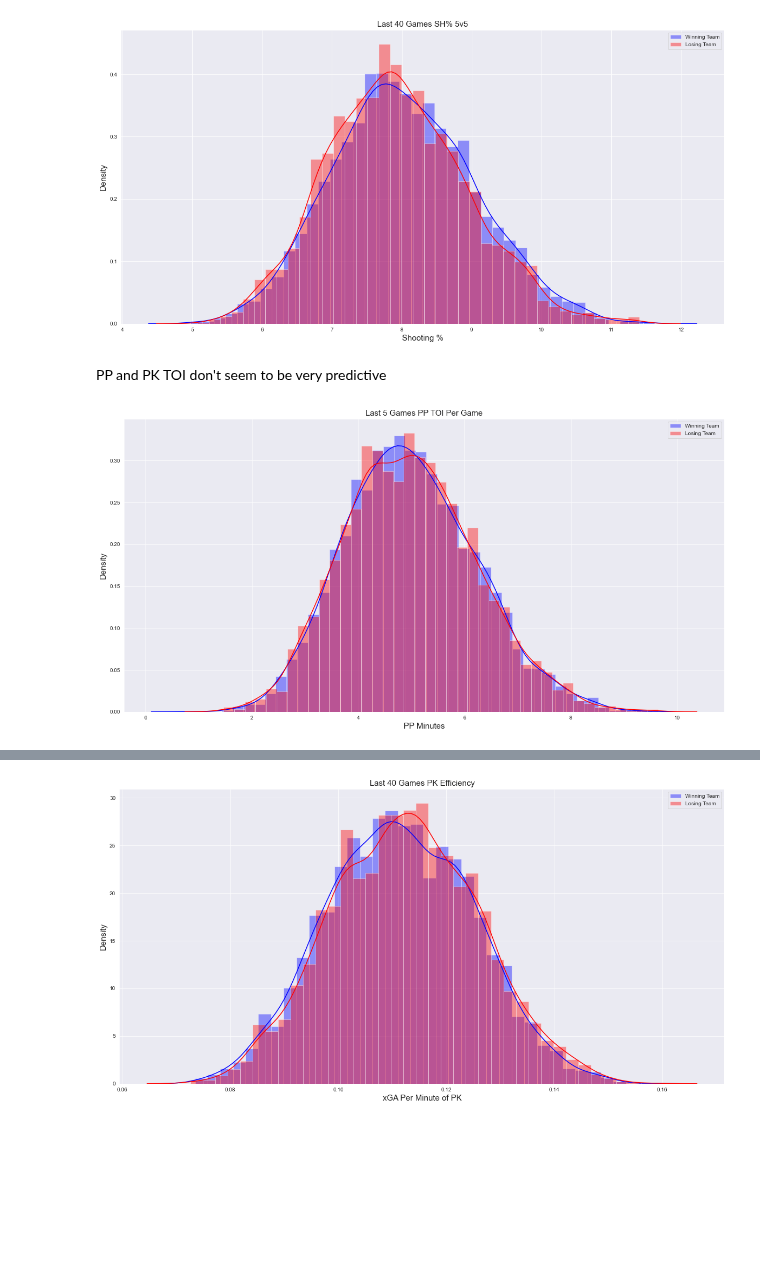
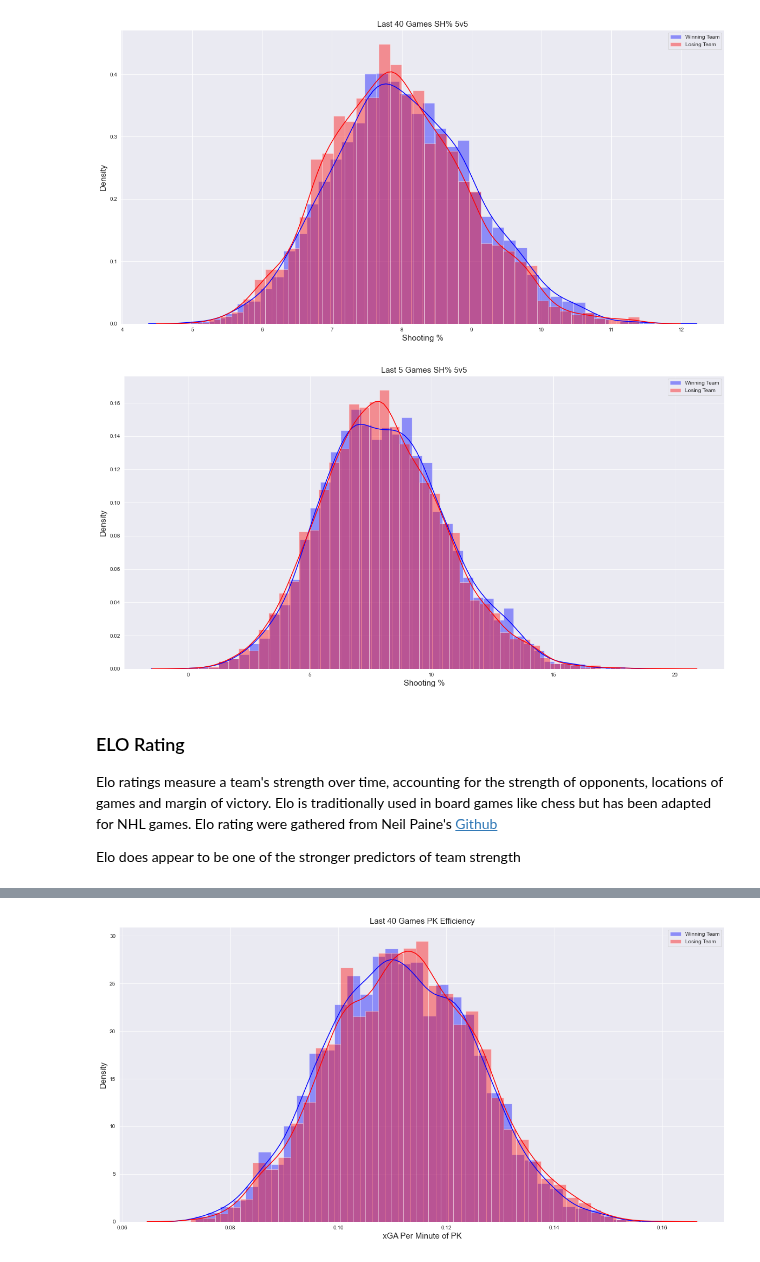
Before and after one commit to gschwaeb/NHL_Game_Prediction, a Jupyter notebook: Exploratory Data Analysis.ipynb, the cells around one changed output, grey strips where cells are left out. Cells and saved outputs as stored; diff of their text form; code cells hidden in the pictures; blank space fills up the shorter version.

```diff
--- a/Exploratory Data Analysis.ipynb
+++ b/Exploratory Data Analysis.ipynb
@@ -23,7 +23,7 @@ import matplotlib.pyplot as plt
 sns.set_style("darkgrid")
 pd.set_option('display.max_columns', None)
 # %%
-df = pd.read_csv('data/all_games_multirolling_SVA.csv')
+df = pd.read_csv('data/all_games_multirolling_SVA_2.csv')
 # %%
 df = df.dropna()
 # %%
@@ -73,18 +66,18 @@ df.head()
 # %%
-conditions = [((df['date'] >= '2017-10-04') & (df['date'] <= '2018-04-08')),
-              ((df['date'] >= '2018-10-03') & (df['date'] <= '2019-04-06')),
-              ((df['date'] >= '2019-10-02') & (df['date'] <= '2020-03-12')),
-              ((df['date'] >= '2021-01-13') & (df['date'] <= '2021-04-29'))
-             ]
-,
-choices = ['2017-2018',
-           '2018-2019',
-           '2019-2020',
-           '2020-2021']
+# conditions = [((df['date'] >= '2017-10-04') & (df['date'] <= '2018-04-08')),
+#               ((df['date'] >= '2018-10-03') & (df['date'] <= '2019-04-06')),
+#               ((df['date'] >= '2019-10-02') & (df['date'] <= '2020-03-12')),
+#               ((df['date'] >= '2021-01-13') & (df['date'] <= '2021-04-29'))
+#              ]
+# ,
+# choices = ['2017-2018',
+#            '2018-2019',
+#            '2019-2020',
+#            '2020-2021']
 
 
 
-df['Season'] = np.select(conditions, choices)
+# df['Season'] = np.select(conditions, choices)
 # %%
 htw_season = pd.DataFrame(df.groupby('Season')['Home_Team_Won'].value_counts(normalize = 'True'))
 # %%
@@ -272,4 +215,7 @@ df_home_winner = df[df['Home_Team_Won'] == 1].loc[:,['game_id',
  'away_last40_xGF_per_min_pp',
  'away_last40_pk_TOI_per_game',
  'away_last40_xGA_per_min_pk',
+ 'home_Rating.A.Pre',
+ 'away_Rating.A.Pre',
+ 'B2B_Status',
  'Season']]
@@ -276,2 +446,2 @@ df_home_winner = df[df['Home_Team_Won'] == 1].loc[:,['game_id',
 # %%
-df_home_winner = df_winner.rename(columns = home_win_dict)
+df_home_winner = df_home_winner.rename(columns = home_win_dict)
@@ -601,20 +609,23 @@ ax.get_xaxis().get_major_formatter().set_scientific(False)
 plt.show()
 # %% [output]
 [figure]
-# %% [markdown]
-PP and PK TOI don't seem to be very predictive
 # %%
 fig,ax = plt.subplots(figsize = (20,10))
 
-ax = sns.distplot(df_winner['winner_last5_pp_TOI_per_game'], color = 'blue', label = 'Winning Team')
-ax = sns.distplot(df_winner['loser_last5_pp_TOI_per_game'], color = 'red', label = 'Losing Team')
+ax = sns.distplot(df_winner['winner_last_5_SH%'], color = 'blue', label = 'Winning Team')
+ax = sns.distplot(df_winner['loser_last_5_SH%'], color = 'red', label = 'Losing Team')
 
-ax.set_title('Last 5 Games PP TOI Per Game', fontsize = 15)
-ax.set_xlabel('PP Minutes', fontsize = 15)
+ax.set_title('Last 5 Games SH% 5v5', fontsize = 15)
+ax.set_xlabel('Shooting %', fontsize = 15)
 ax.set_ylabel('Density', fontsize = 15)
 ax.legend(loc = 'upper right')
 # ax.get_yaxis().get_major_formatter().set_scientific(False)
 ax.get_xaxis().get_major_formatter().set_scientific(False)
 plt.show()
 # %% [output]
-[figure, old version]
+[figure, new version]
+# %% [markdown]
+### ELO Rating
+Elo ratings measure a team's strength over time, accounting for the strength of opponents, locations of games and margin of victory. Elo is traditionally used in board games like chess but has been adapted for NHL games. Elo rating were gathered from Neil Paine's [Github](https://github.com/NeilPaine538/NHL-Player-And-Team-Ratings)
+
+Elo does appear to be one of the stronger predictors of team strength
```
Also changed, not shown: parts of 63 cells of this notebook, 6 other files.
